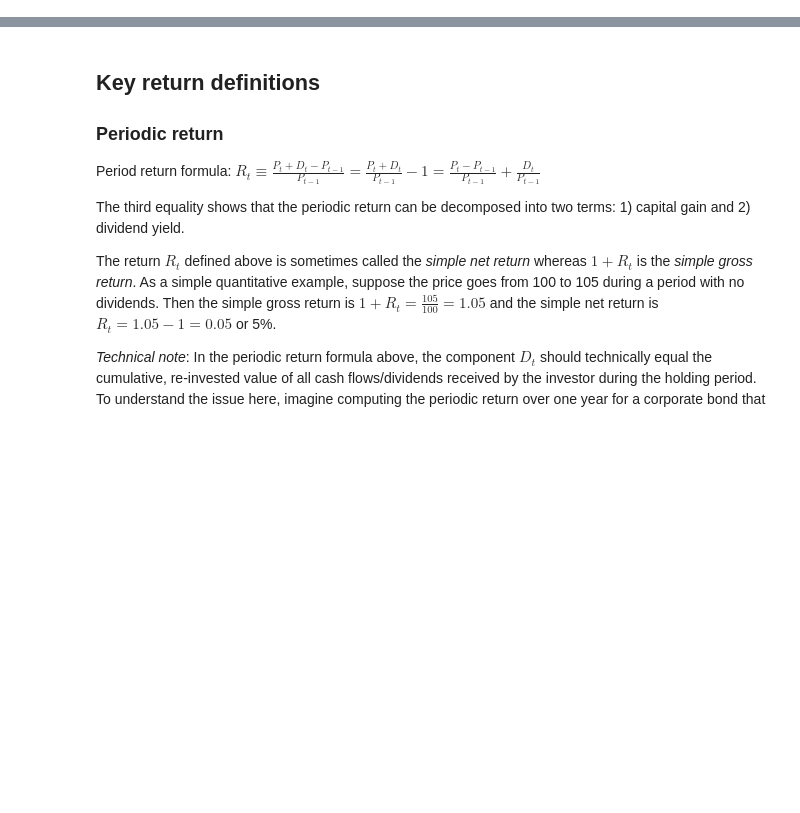
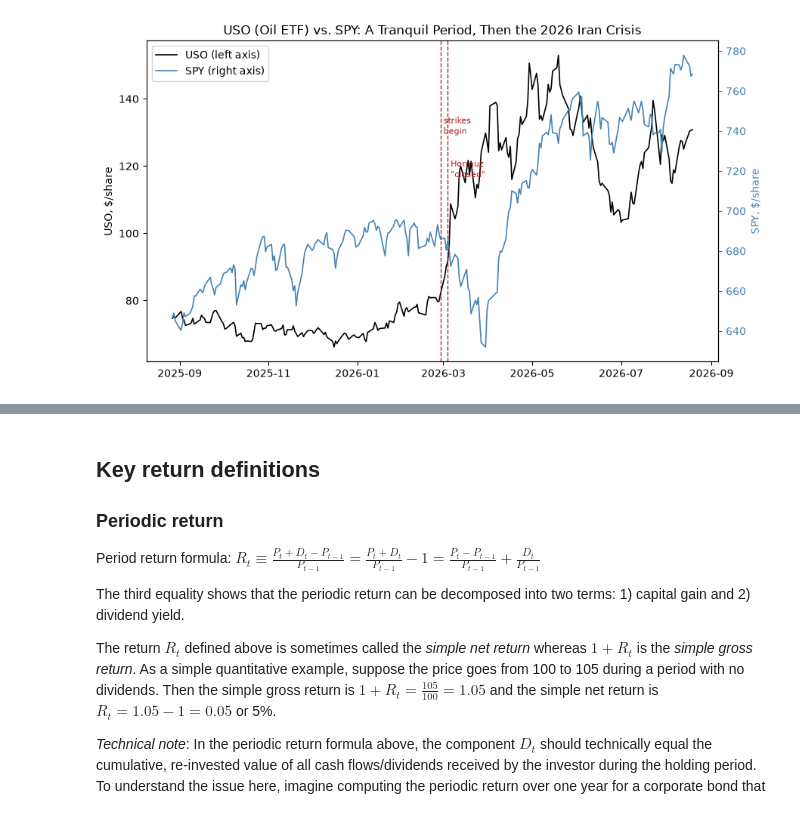
Before and after one commit to bradleypaye/fin4414, a Jupyter notebook: notebooks/Security_Returns_Properties.ipynb, the cells around one changed output, grey strips where cells are left out. Cells and saved outputs as stored; diff of their text form; code cells hidden in the pictures; blank space fills up the shorter version.

```diff
--- a/notebooks/Security_Returns_Properties.ipynb
+++ b/notebooks/Security_Returns_Properties.ipynb
@@ -30,0 +37,44 @@ Some assets pay periodic cash flows to the holder. For example, some stocks pay
+# %%
+# Daily closing prices, retrieved from Yahoo Finance:
+#   - USO, the United States Oil Fund (an ETF designed to track WTI crude oil)
+#   - SPY, the SPDR S&P 500 ETF Trust (shown for contrast: the broad market)
+# Small illustrative extracts -- see data/uso_etf_daily.csv and
+# data/spy_etf_daily.csv for the source data and citation.
+import pandas as pd
+import matplotlib.pyplot as plt
+
+uso = pd.read_csv("../data/uso_etf_daily.csv", parse_dates=["date"]).set_index("date")
+spy = pd.read_csv("../data/spy_etf_daily.csv", parse_dates=["date"]).set_index("date")
+
+# For the chart, zoom in on roughly six tranquil months before the crisis
+# onset, plus the crisis itself and its aftermath through the present.
+plot_start = "2025-08-27"
+uso_window = uso.loc[plot_start:]
+spy_window = spy.loc[plot_start:]
+
+onset_date = pd.Timestamp("2026-02-27")   # US/Israeli strikes on Iran begin
+closure_date = pd.Timestamp("2026-03-04")  # Iran declares the Strait of Hormuz "closed"
+
+fig, ax1 = plt.subplots(figsize=(9, 5))
+ax1.plot(uso_window.index, uso_window["close_usd"], color="black", linewidth=1.2, label="USO (left axis)")
+ax1.set_ylabel("USO, $/share")
+
+ax2 = ax1.twinx()
+ax2.plot(spy_window.index, spy_window["close_usd"], color="steelblue", linewidth=1.2, label="SPY (right axis)")
+ax2.set_ylabel("SPY, $/share", color="steelblue")
+ax2.tick_params(axis="y", colors="steelblue")
+
+ax1.axvline(onset_date, color="firebrick", linestyle="--", linewidth=1)
+ax1.axvline(closure_date, color="firebrick", linestyle="--", linewidth=1)
+ax1.text(onset_date, 135, " strikes\n begin", color="firebrick", fontsize=8, va="top")
+ax1.text(closure_date, 122, " Hormuz\n \"closed\"", color="firebrick", fontsize=8, va="top")
+
+lines1, labels1 = ax1.get_legend_handles_labels()
+lines2, labels2 = ax2.get_legend_handles_labels()
+ax1.legend(lines1 + lines2, labels1 + labels2, loc="upper left")
+
+ax1.set_title("USO (Oil ETF) vs. SPY: A Tranquil Period, Then the 2026 Iran Crisis")
+plt.tight_layout()
+plt.show()
+# %% [output]
+[figure, added]
```
Also changed, not shown: parts of 32 cells of this notebook, 4 other files.
